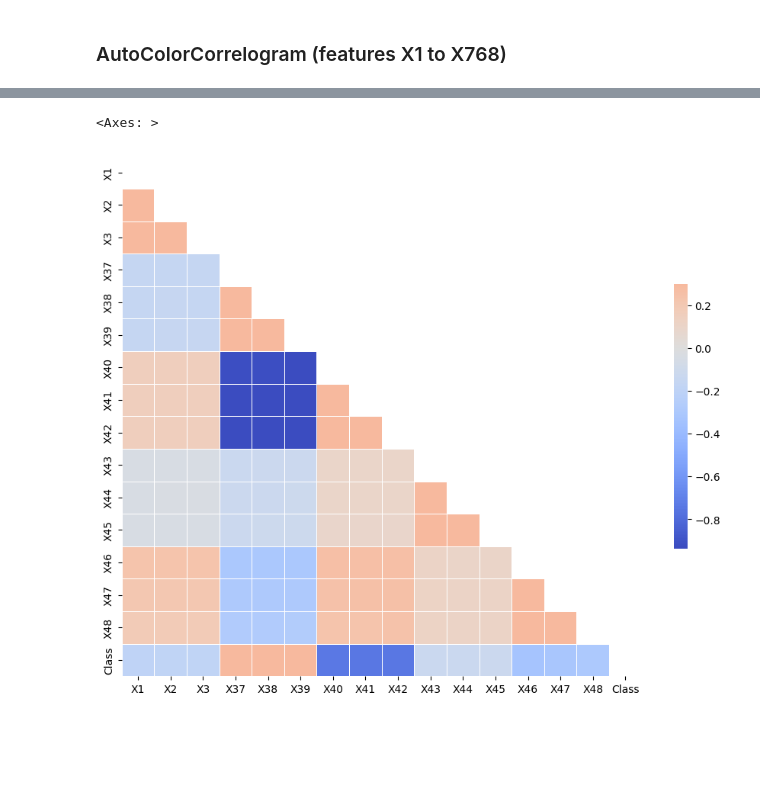
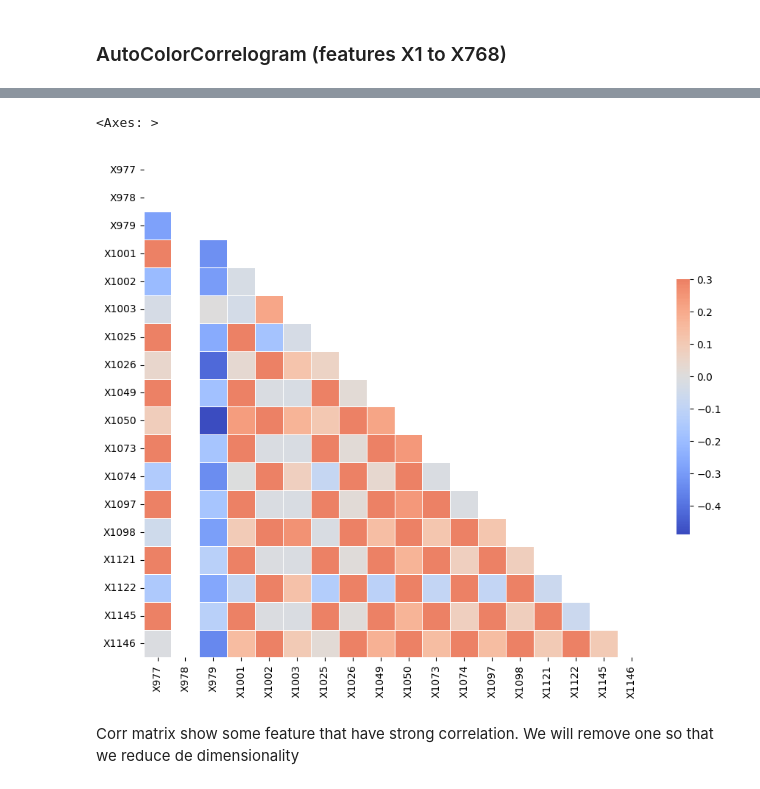
Before and after one commit to FelipeSpirandelli/cmc15-1-am, a Jupyter notebook: solve.ipynb, the cells around one changed output, grey strips where cells are left out. Saved outputs shown, nothing was run; the diff lists cells and outputs as text; code cells hidden in the pictures; blank space fills up the shorter version.

```diff
--- a/solve.ipynb
+++ b/solve.ipynb
@@ -102,0 +138,9 @@ array([[<Axes: title={'center': 'X1'}>, <Axes: title={'center': 'X2'}>,
+# %%
+cols = ["X" + str(i) for i in range(977, 1169)]
+fcth_df = train_df[cols]
+# %%
+# Filter all zero columns
+fcth_not_zero_columns = fcth_df.columns[~(fcth_df == 0).all()]
+fcth_not_zero_columns_df = fcth_df[fcth_not_zero_columns]
+
+fcth_not_zero_columns_df.describe()
@@ -103,16 +157,18 @@ array([[<Axes: title={'center': 'X1'}>, <Axes: title={'center': 'X2'}>,
 # %%
 # Cov Matrix
-corr = not_zero_columns_df.corr()
+corr = fcth_not_zero_columns_df.corr()
 
 # Generate a mask for the upper triangle
 mask = np.triu(np.ones_like(corr, dtype=bool))
 
 # Set up the matplotlib figure
 f, ax = plt.subplots(figsize=(11, 9))
 
 # Draw the heatmap with the mask and correct aspect ratio
 sns.heatmap(corr, mask=mask, cmap='coolwarm',vmax=.3, center=0,
             square=True, linewidths=.5, cbar_kws={"shrink": .5})
 # %% [output]
 <Axes: >
-[figure, old version]
+[figure, new version]
+# %% [markdown]
+Corr matrix show some feature that have strong correlation. We will remove one so that we reduce de dimensionality
```
Also changed, not shown: parts of 41 cells of this notebook.
